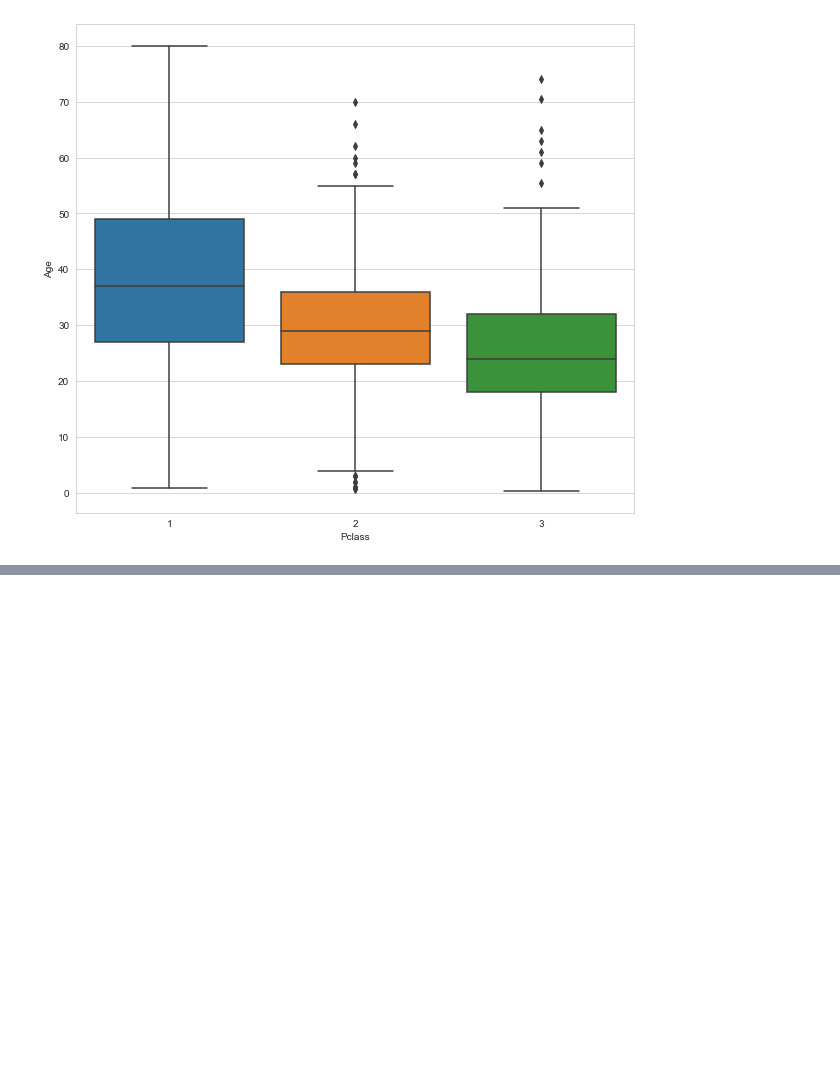
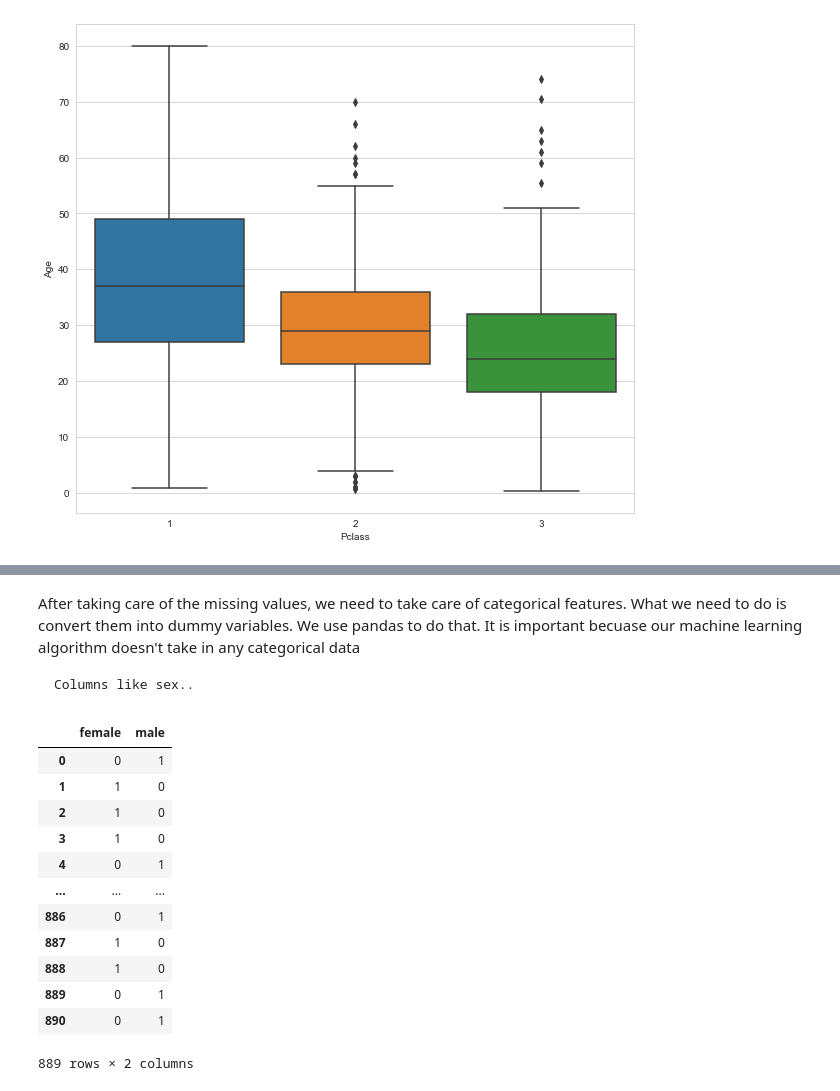
Before and after one commit to Dhiraj987/ML-Practices, a Jupyter notebook: LogicalRegression0.ipynb, the cells around one changed output, grey strips where cells are left out. Saved outputs shown, nothing was run; the diff lists cells and outputs as text; code cells hidden in the pictures; blank space fills up the shorter version.

Commit message:
Categorical data taken care of

```diff
--- a/LogicalRegression0.ipynb
+++ b/LogicalRegression0.ipynb
@@ -163,0 +164,31 @@ sns.heatmap(train.isnull(),yticklabels=False,cbar=False, cmap='viridis')
+# %%
+train.drop('Cabin', axis=1, inplace=True)
+# %%
+train.dropna(inplace=True)
+# %% [markdown]
+After taking care of the missing values, we need to take care of categorical features.
+What we need to do is convert them into dummy variables. We use pandas to do that.
+    It is important becuase our machine learning algorithm doesn't take in any categorical data
+
+    Columns like sex..
+# %%
+pd.get_dummies(train['Sex'])
+#doing this creates an issue known as perfect predictors, what happens
+#here is the column female helps indentify male column.
+
+#to avoid which we drop one of this so that the ML algorith doesn't
+#predict anything there
+# %% [output]
+|  | female | male |
+| 0 | 0 | 1 |
+| 1 | 1 | 0 |
+| 2 | 1 | 0 |
+| 3 | 1 | 0 |
+| 4 | 0 | 1 |
+| ... | ... | ... |
+| 886 | 0 | 1 |
+| 887 | 1 | 0 |
+| 888 | 1 | 0 |
+| 889 | 0 | 1 |
+| 890 | 0 | 1 |
+889 rows × 2 columns
```
Also changed, not shown: parts of 5 cells of this notebook.
